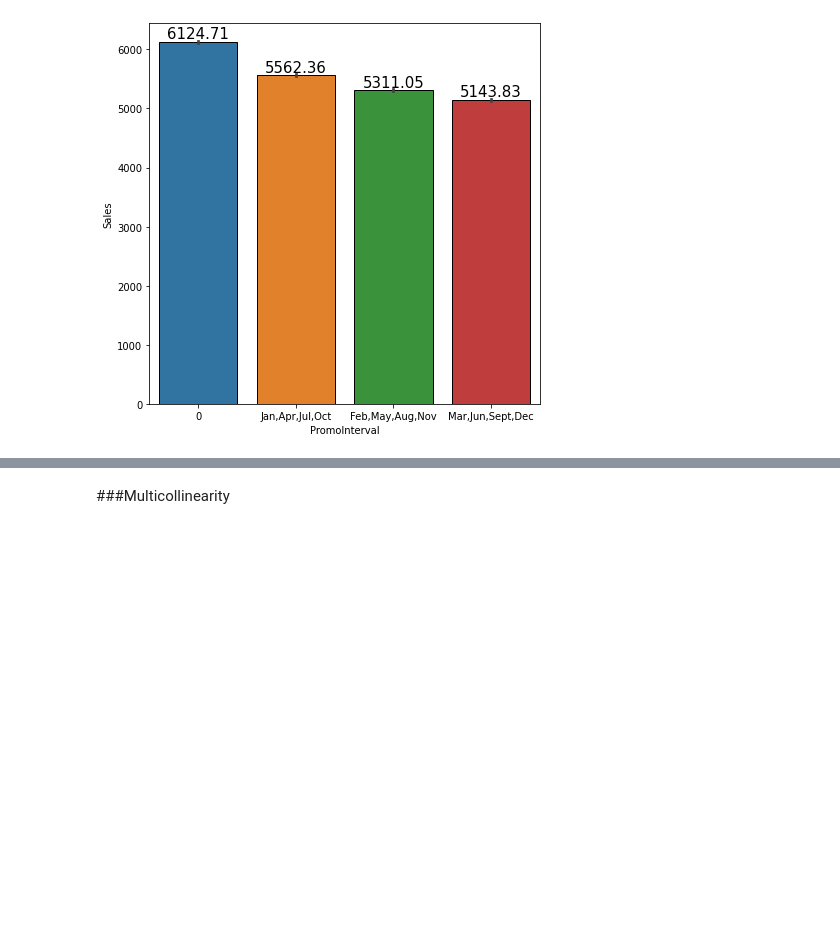
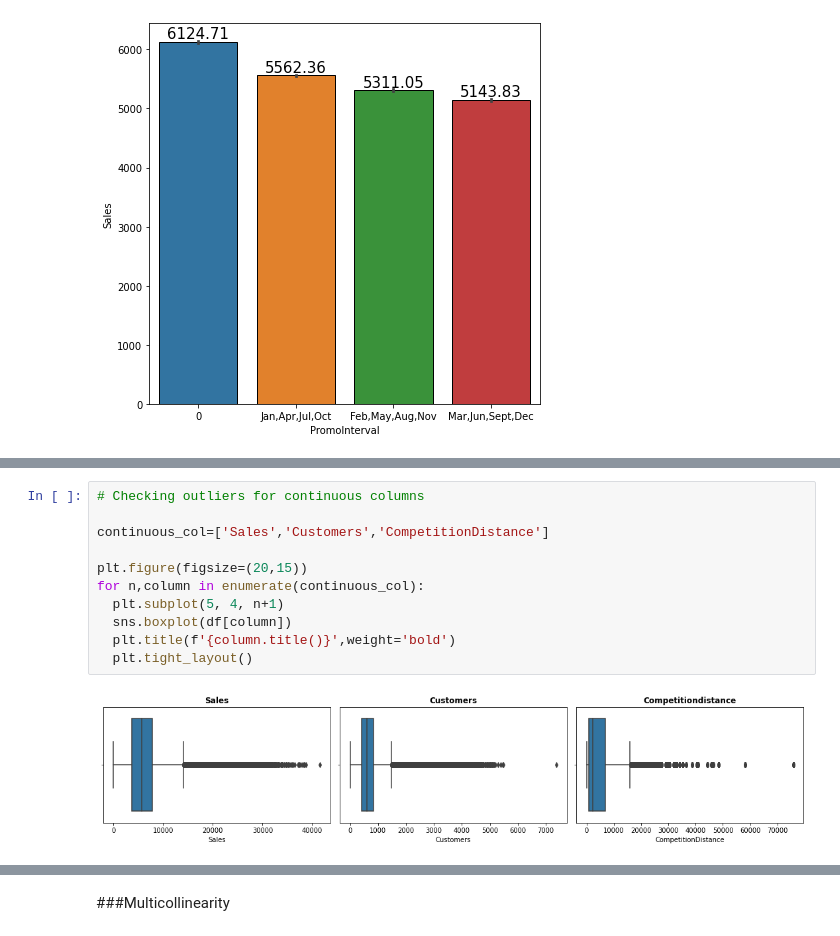
Before and after one commit to ashisaxena710/Retail-Sales-Prediction, a Jupyter notebook: Individual_Colab_Ashi_.ipynb, the cells around one changed output, grey strips where cells are left out. Saved outputs shown, nothing was run; the diff lists cells and outputs as text; blank space fills up the shorter version.

```diff
--- a/Individual_Colab_Ashi_.ipynb
+++ b/Individual_Colab_Ashi_.ipynb
@@ -759,0 +798,13 @@ plt.show()
+# %%
+# Checking outliers for continuous columns
+
+continuous_col=['Sales','Customers','CompetitionDistance']
+
+plt.figure(figsize=(20,15))
+for n,column in enumerate(continuous_col):
+  plt.subplot(5, 4, n+1)
+  sns.boxplot(df[column])
+  plt.title(f'{column.title()}',weight='bold')
+  plt.tight_layout()
+# %% [output]
+[figure, added]
```
Also changed, not shown: parts of 15 cells of this notebook.
